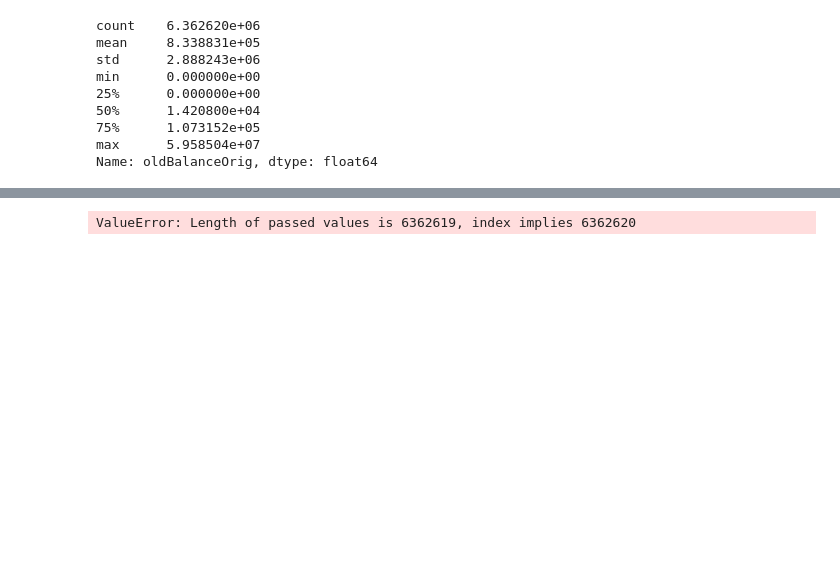
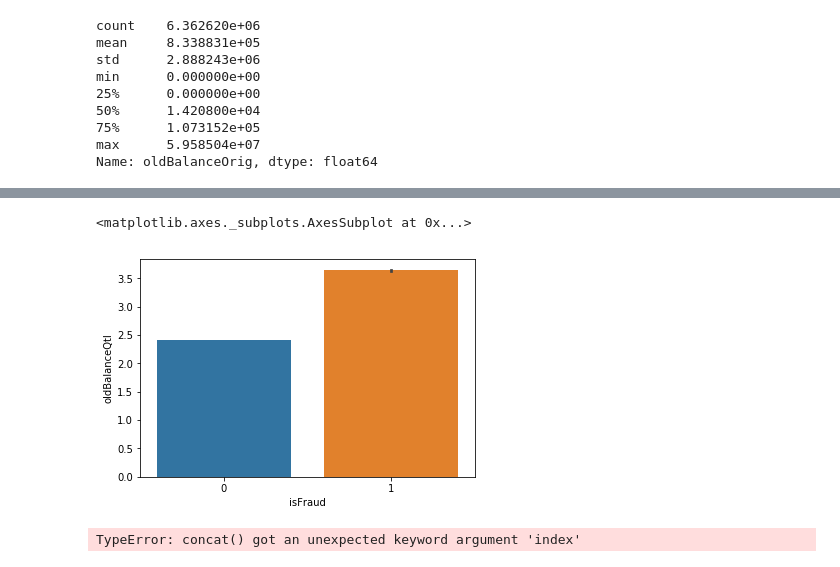
Before and after one commit to PriyankaBiswas/Data-Science, a Jupyter notebook: Unit2_SL/fraud_detection/fraud_detection-pushed.ipynb, the cells around one changed output, grey strips where cells are left out. Cells and saved outputs as stored; diff of their text form; code cells hidden in the pictures; blank space fills up the shorter version.

```diff
--- a/Unit2_SL/fraud_detection/fraud_detection-pushed.ipynb
+++ b/Unit2_SL/fraud_detection/fraud_detection-pushed.ipynb
@@ -555,4 +569,9 @@ oldBalanceQS = pd.Series(oldBalanceQ)
+# %%
+sns.barplot(x='isFraud', y='oldBalanceQtl', data=data)
+# %% [output]
+<matplotlib.axes._subplots.AxesSubplot at 0x...>
+[figure, added]
 # %%
-data['oldBalanceQtl'] = pd.Series(oldBalanceQ, index=data.index)  #stuck here..
+data['oldBalanceQ'] = pd.concat(oldBalanceQS, index=data.index)
 # %% [output]
-ValueError: Length of passed values is 6362619, index implies 6362620
+TypeError: concat() got an unexpected keyword argument 'index'
```
Also changed, not shown: parts of 9 cells of this notebook.
